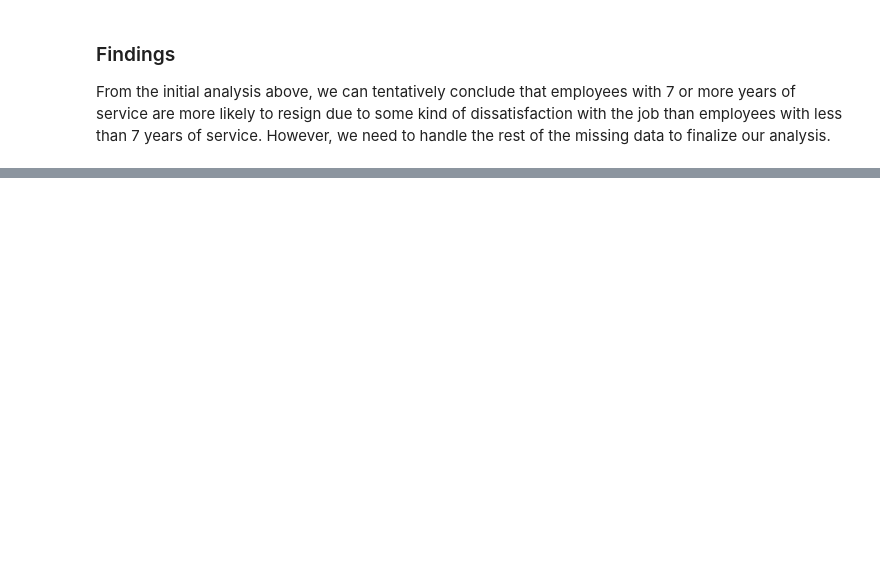
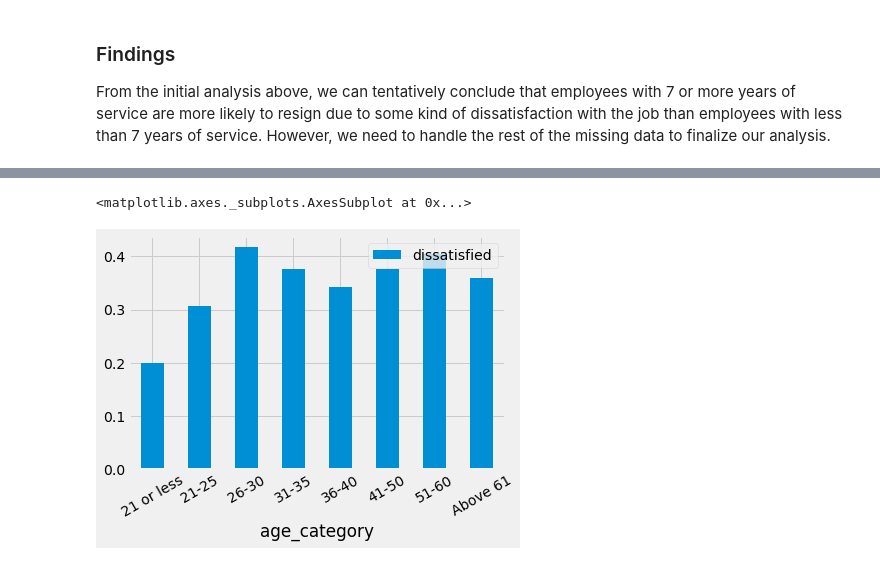
Before and after one commit to orspain/Dataquest, a Jupyter notebook: 2.4 Data Cleaning and Analysis/Analyze Employee Exit Surveys.ipynb, the cells around one changed output, grey strips where cells are left out. Drawn from its saved outputs; the diff is of its cells as text; code cells hidden in the pictures; blank space fills up the shorter version.

```diff
--- a/2.4 Data Cleaning and Analysis/Analyze Employee Exit Surveys.ipynb
+++ b/2.4 Data Cleaning and Analysis/Analyze Employee Exit Surveys.ipynb
@@ -595,0 +660,28 @@ From the initial analysis above, we can tentatively conclude that employees with
+# %%
+def age_categories(element):
+    if element < 21:
+        return '21 or less'
+    elif 21 <= element < 25:
+        return '21-25'
+    elif 25 <= element < 30:
+        return '26-30'
+    elif 30 <= element < 35:
+        return '31-35'
+    elif 35 <= element < 40:
+        return '36-40'
+    elif 40 <= element < 45:
+        return '41-50'
+    elif 50 <= element < 60:
+        return '51-60'
+    else:
+        return 'Above 61'
+
+combined_updated['age_category'] = combined_updated['age'].apply(age_categories)
+
+print(combined_updated['age_category'].value_counts())
+
+dissatisfied_age = combined_updated.pivot_table(index='age_category', values='dissatisfied')
+
+dissatisfied_age = dissatisfied_age.sort_index()
+
+print(dissatisfied_age)
@@ -595,0 +708,5 @@ From the initial analysis above, we can tentatively conclude that employees with
+# %%
+dissatisfied_age.plot(kind='bar', rot =30)
+# %% [output]
+<matplotlib.axes._subplots.AxesSubplot at 0x...>
+[figure, added]
```
Also changed, not shown: parts of 12 cells of this notebook.
